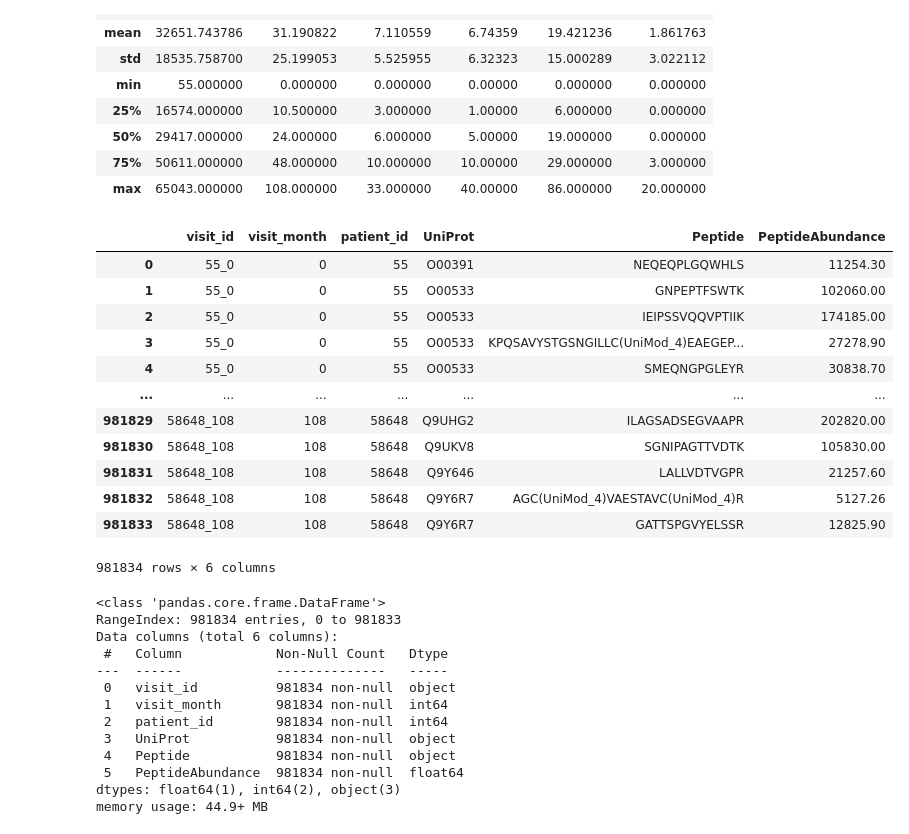
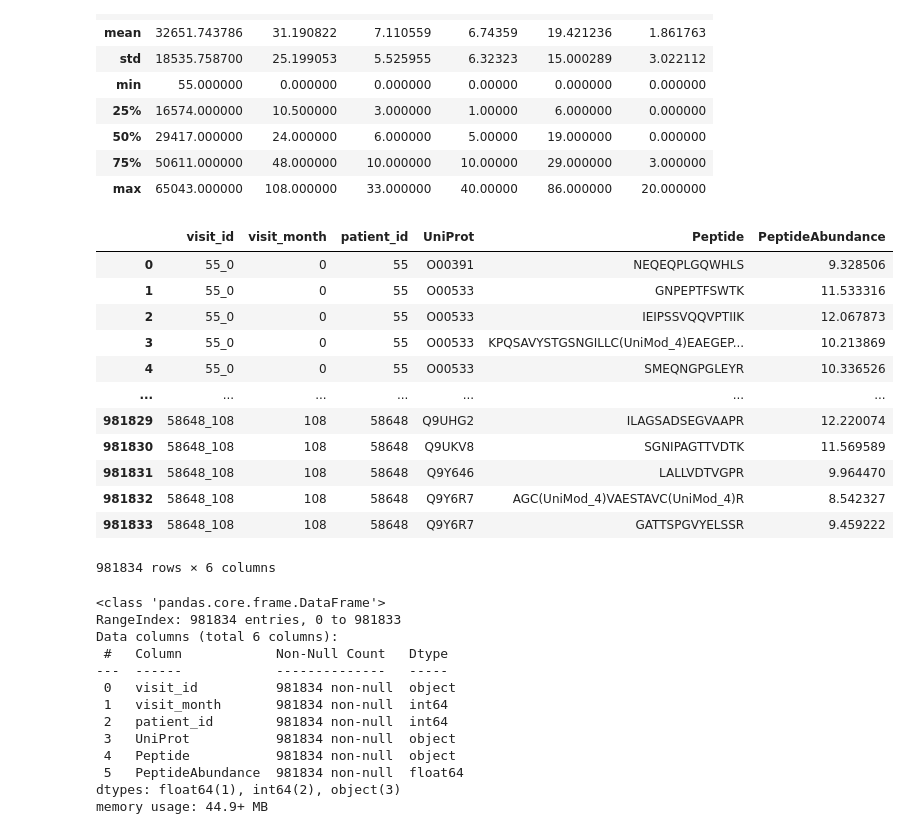
Before and after one commit to chris-hedemann/peptide-parkinsons-challenge, a Jupyter notebook: eda.ipynb, the cells around one changed output. Saved outputs shown, nothing was run; the diff lists cells and outputs as text; code cells hidden in the pictures.

```diff
--- a/eda.ipynb
+++ b/eda.ipynb
@@ -76,20 +79,21 @@ df.describe()
 # %%
 ## Peptide data
 df_peptides = pd.read_csv('data/train_peptides.csv')
+df_peptides.PeptideAbundance = df_peptides.PeptideAbundance.transform(lambda x: np.log(x))
 df_peptides
 # %% [output]
 |  | visit_id | visit_month | patient_id | UniProt | Peptide | PeptideAbundance |
-| 0 | 55_0 | 0 | 55 | O00391 | NEQEQPLGQWHLS | 11254.30 |
-| 1 | 55_0 | 0 | 55 | O00533 | GNPEPTFSWTK | 102060.00 |
-| 2 | 55_0 | 0 | 55 | O00533 | IEIPSSVQQVPTIIK | 174185.00 |
-| 3 | 55_0 | 0 | 55 | O00533 | KPQSAVYSTGSNGILLC(UniMod_4)EAEGEP... | 27278.90 |
-| 4 | 55_0 | 0 | 55 | O00533 | SMEQNGPGLEYR | 30838.70 |
+| 0 | 55_0 | 0 | 55 | O00391 | NEQEQPLGQWHLS | 9.328506 |
+| 1 | 55_0 | 0 | 55 | O00533 | GNPEPTFSWTK | 11.533316 |
+| 2 | 55_0 | 0 | 55 | O00533 | IEIPSSVQQVPTIIK | 12.067873 |
+| 3 | 55_0 | 0 | 55 | O00533 | KPQSAVYSTGSNGILLC(UniMod_4)EAEGEP... | 10.213869 |
+| 4 | 55_0 | 0 | 55 | O00533 | SMEQNGPGLEYR | 10.336526 |
 | ... | ... | ... | ... | ... | ... | ... |
-| 981829 | 58648_108 | 108 | 58648 | Q9UHG2 | ILAGSADSEGVAAPR | 202820.00 |
-| 981830 | 58648_108 | 108 | 58648 | Q9UKV8 | SGNIPAGTTVDTK | 105830.00 |
-| 981831 | 58648_108 | 108 | 58648 | Q9Y646 | LALLVDTVGPR | 21257.60 |
-| 981832 | 58648_108 | 108 | 58648 | Q9Y6R7 | AGC(UniMod_4)VAESTAVC(UniMod_4)R | 5127.26 |
-| 981833 | 58648_108 | 108 | 58648 | Q9Y6R7 | GATTSPGVYELSSR | 12825.90 |
+| 981829 | 58648_108 | 108 | 58648 | Q9UHG2 | ILAGSADSEGVAAPR | 12.220074 |
+| 981830 | 58648_108 | 108 | 58648 | Q9UKV8 | SGNIPAGTTVDTK | 11.569589 |
+| 981831 | 58648_108 | 108 | 58648 | Q9Y646 | LALLVDTVGPR | 9.964470 |
+| 981832 | 58648_108 | 108 | 58648 | Q9Y6R7 | AGC(UniMod_4)VAESTAVC(UniMod_4)R | 8.542327 |
+| 981833 | 58648_108 | 108 | 58648 | Q9Y6R7 | GATTSPGVYELSSR | 9.459222 |
 981834 rows × 6 columns
 # %%
 df_peptides.info()
```
Also changed, not shown: parts of 32 cells of this notebook, 1 other file.
